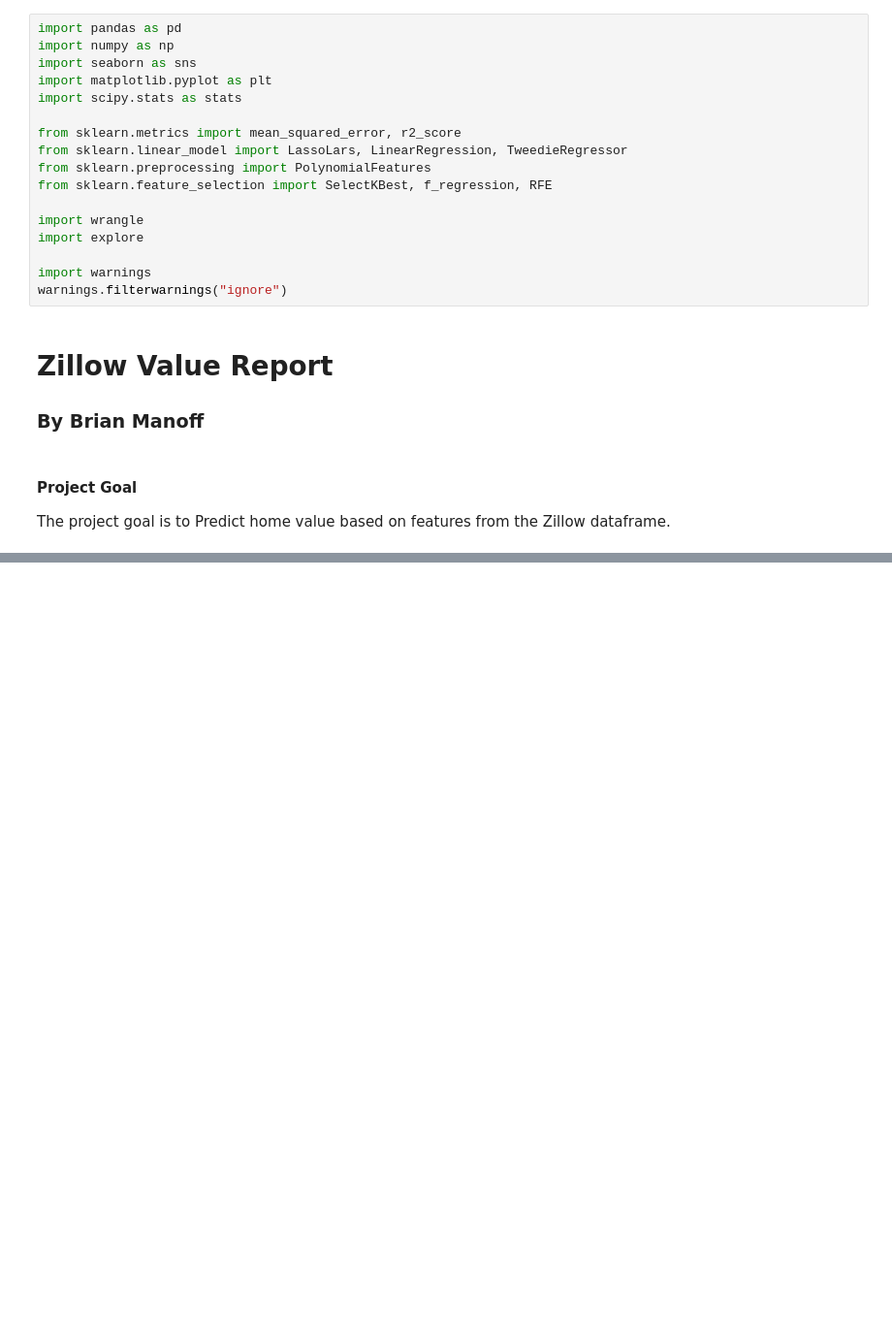
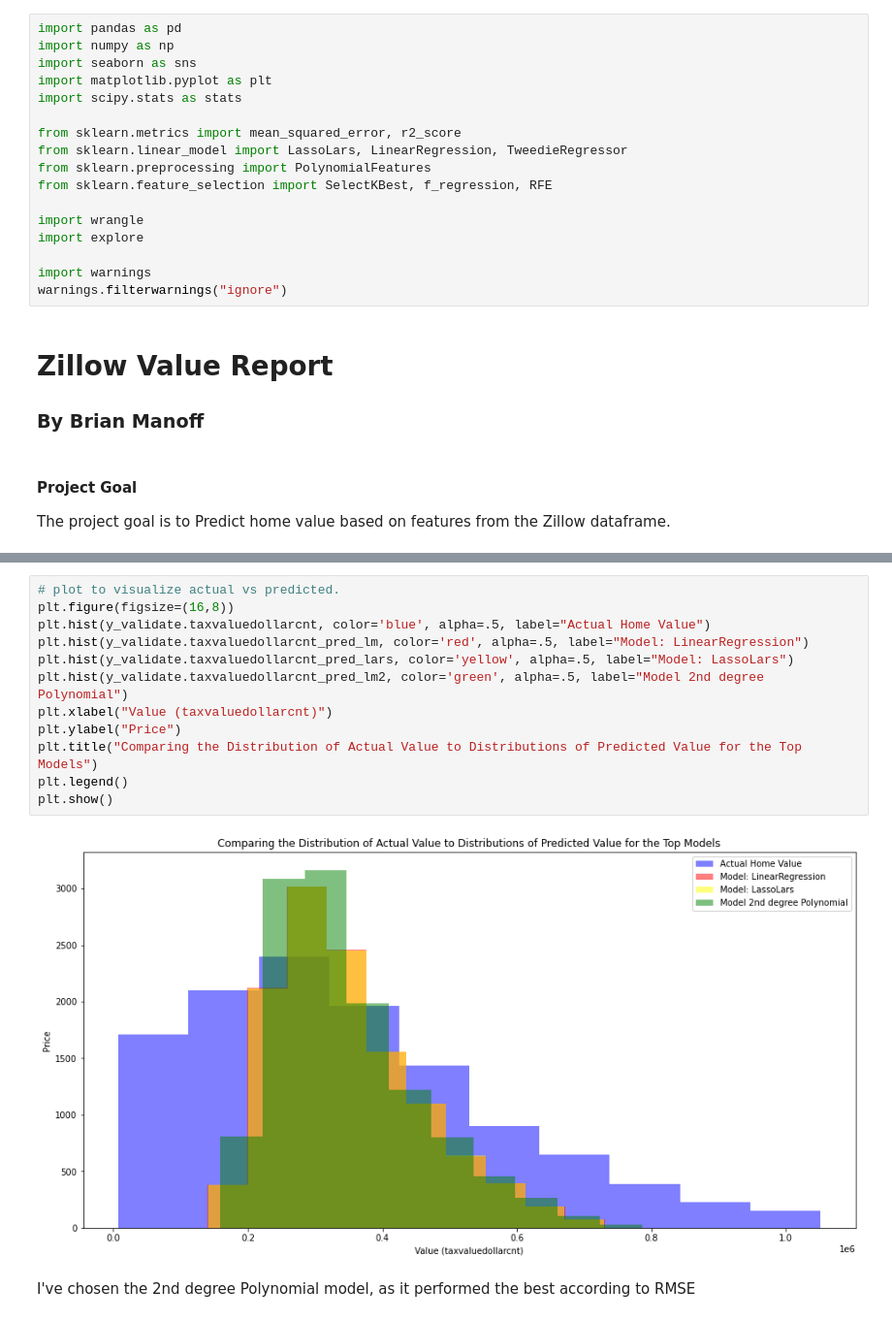
Before and after one commit to BManoff/regression-project, a Jupyter notebook: final_report.ipynb, the cells around one changed output, grey strips where cells are left out. Shown at 97% size. Saved outputs shown, nothing was run; the diff lists cells and outputs as text; blank space fills up the shorter version.

```diff
--- a/final_report.ipynb
+++ b/final_report.ipynb
@@ -29,0 +372,16 @@ Home value and housing estimates are a comtroversial subject. It is important to
+# %%
+# plot to visualize actual vs predicted.
+plt.figure(figsize=(16,8))
+plt.hist(y_validate.taxvaluedollarcnt, color='blue', alpha=.5, label="Actual Home Value")
+plt.hist(y_validate.taxvaluedollarcnt_pred_lm, color='red', alpha=.5, label="Model: LinearRegression")
+plt.hist(y_validate.taxvaluedollarcnt_pred_lars, color='yellow', alpha=.5, label="Model: LassoLars")
+plt.hist(y_validate.taxvaluedollarcnt_pred_lm2, color='green', alpha=.5, label="Model 2nd degree Polynomial")
+plt.xlabel("Value (taxvaluedollarcnt)")
+plt.ylabel("Price")
+plt.title("Comparing the Distribution of Actual Value to Distributions of Predicted Value for the Top Models")
+plt.legend()
+plt.show()
+# %% [output]
+[figure, added]
+# %% [markdown]
+I've chosen the 2nd degree Polynomial model, as it performed the best according to RMSE
```
Also changed, not shown: parts of 42 cells of this notebook, 3 other files.
